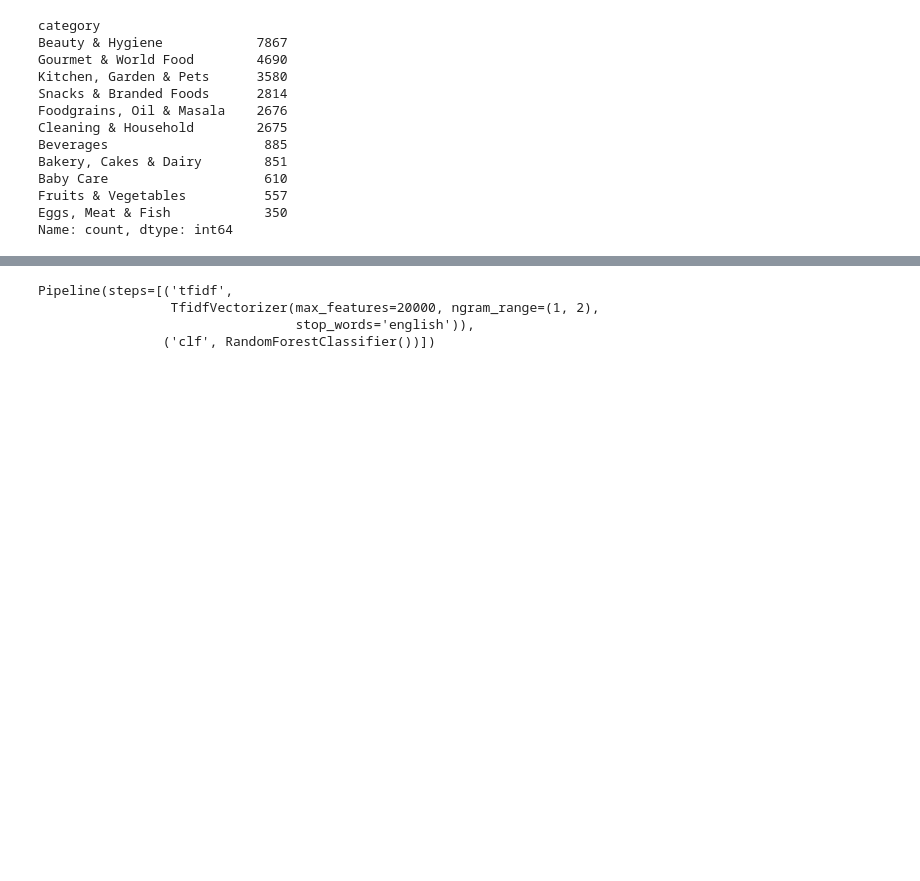
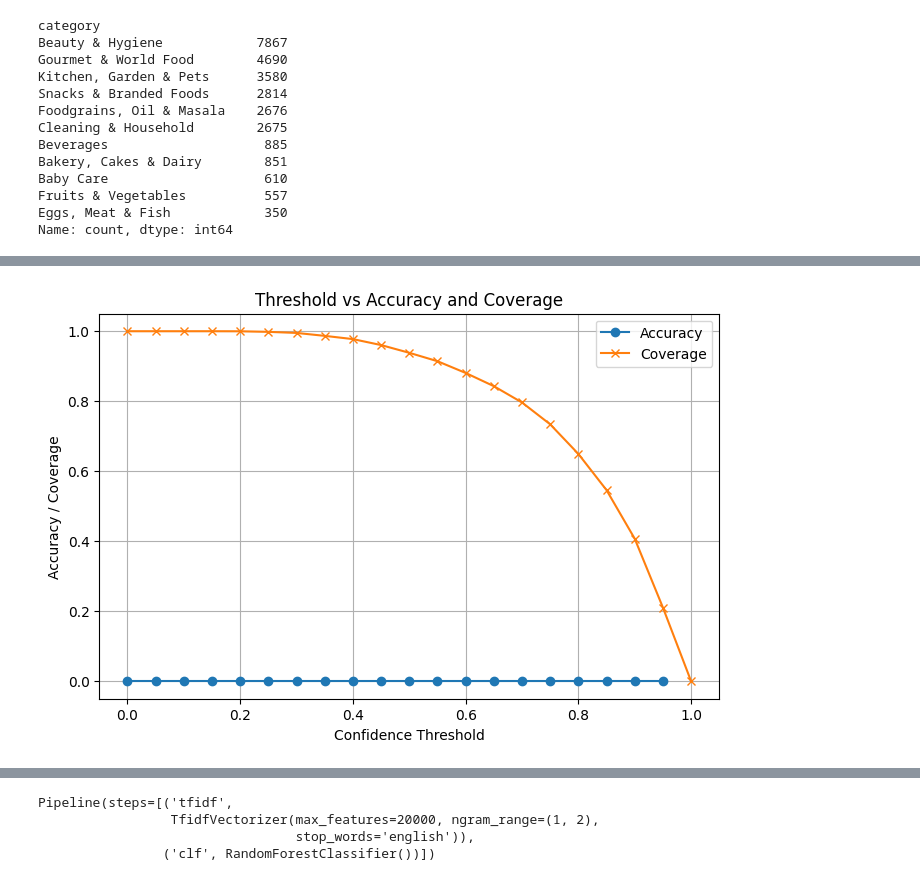
Before and after one commit to ka1817/BigBasket-SmartCart-AI-Assistant-for-BigBasket-Shopping, a Jupyter notebook: notebook/testing.ipynb, the cells around one changed output, grey strips where cells are left out. Drawn from its saved outputs; the diff is of its cells as text; code cells hidden in the pictures; blank space fills up the shorter version.

```diff
--- a/notebook/testing.ipynb
+++ b/notebook/testing.ipynb
@@ -52,3 +110,45 @@ pipeline = Pipeline([
+# %%
+import numpy as np
+import matplotlib.pyplot as plt
+from sklearn.metrics import accuracy_score
+
+# Get predicted probabilities
+y_proba = pipeline.predict_proba(X_test)
+y_true = y_test
+
+# Compute maximum probability for each sample (classifier confidence)
+confidences = np.max(y_proba, axis=1)
+pred_labels = np.argmax(y_proba, axis=1)
+
+# Map integer labels back to your actual classes if needed
+# y_pred_classes = pipeline.named_steps["clf"].classes_[pred_labels]
+
+thresholds = np.linspace(0.0, 1.0, 21)  # 0.0, 0.05, 0.1, ..., 1.0
+accuracies = []
+coverage = []
+
+for t in thresholds:
+    mask = confidences >= t  # Only keep predictions above threshold
+    if mask.sum() == 0:
+        accuracies.append(np.nan)  # No predictions above threshold
+        coverage.append(0)
+        continue
+    acc = accuracy_score(y_true[mask], pred_labels[mask])
+    accuracies.append(acc)
+    coverage.append(mask.mean())  # Fraction of samples above threshold
+
+# Plot threshold vs accuracy
+plt.figure(figsize=(8,5))
+plt.plot(thresholds, accuracies, marker="o", label="Accuracy")
+plt.plot(thresholds, coverage, marker="x", label="Coverage")
+plt.xlabel("Confidence Threshold")
+plt.ylabel("Accuracy / Coverage")
+plt.title("Threshold vs Accuracy and Coverage")
+plt.grid(True)
+plt.legend()
+plt.show()
+# %% [output]
+[figure, added]
 # %%
 pipeline.fit(X_train, y_train)
 # %% [output]
```
Also changed, not shown: parts of 21 cells of this notebook, 6 other files.
